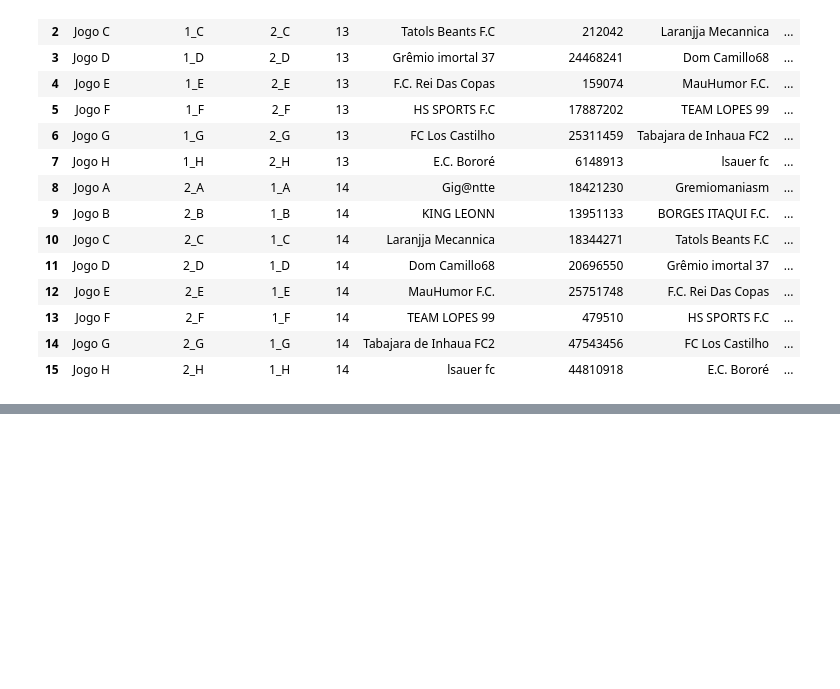
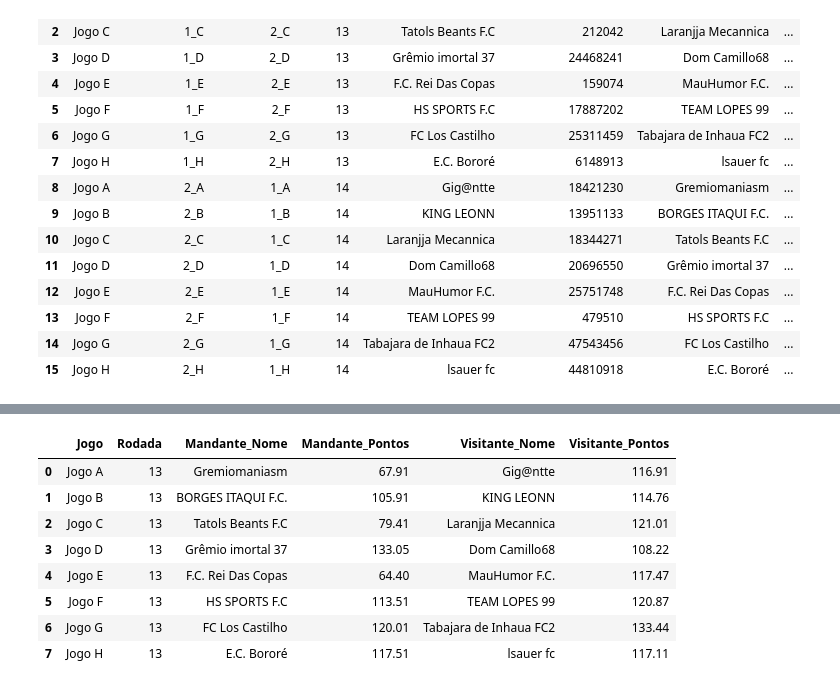
Before and after one commit to FernandoBC23/cartola_fbc, a Jupyter notebook: sulamericana/datasets_sula/busca_dados_sula_oitavas.ipynb, the cells around one changed output, grey strips where cells are left out. Drawn from its saved outputs; the diff is of its cells as text; code cells hidden in the pictures; blank space fills up the shorter version.

```diff
--- a/sulamericana/datasets_sula/busca_dados_sula_oitavas.ipynb
+++ b/sulamericana/datasets_sula/busca_dados_sula_oitavas.ipynb
@@ -445,10 +335,5 @@ dtype: object
 # %%
 ids_times = {v: k for k, v in nomes_por_id.items()}
 
-# df_pontuacoes = gerar_df_pontuacoes(api, ids_times)
-# display(df_pontuacoes.T)
-
-rodadas_desejadas = [1, 12]
-df_pontuacoes = gerar_df_pontuacoes(api, ids_times, rodadas_desejadas)
-
+df_pontuacoes = gerar_df_pontuacoes(api, ids_times)
 display(df_pontuacoes.T)
@@ -457,11 +343,6 @@ display(df_pontuacoes.T)
 # %%
 def classificacao_por_grupo(df_rodadas, df_pontuacoes):
-    """
-    Classificação dos grupos com base nos confrontos e nas pontuações do Cartola.
-    Retorna:
-    - df_resultado: classificação geral
-    - df_resultado_por_grupo: dicionário com classificação separada por grupo
-    """
+
     # ✅ Remover o 'Lider_Rodada' do DataFrame de pontuações
     df_pontuacoes_times = df_pontuacoes.drop(index='Lider_Rodada', errors='ignore')
 
@@ -551,3 +432,13 @@ def classificacao_por_grupo(df_rodadas, df_pontuacoes):
     }
 
     return df_resultado, df_resultado_por_grupo
+# %%
+# Padroniza os nomes no df_rodadas
+df_rodadas["Mandante_Nome"] = df_rodadas["Mandante_Nome"].str.strip()
+df_rodadas["Visitante_Nome"] = df_rodadas["Visitante_Nome"].str.strip()
+
+# Padroniza os índices do df_pontuacoes
+df_pontuacoes.index = df_pontuacoes.index.str.strip()
+
+# Exibe para conferência
+display(df_pontuacoes)
@@ -759,14 +716,23 @@ def exibir_resultados_rodada(df_rodadas, df_pontuacoes, rodada, jogo=None):
     return pd.DataFrame(resultados)
 # %%
 # Exibir resultados da 13ª rodada
-df_resultados_rodada_1 = exibir_resultados_rodada(df_rodadas, df_pontuacoes, rodada=13)
+df_resultados_rodada_13 = exibir_resultados_rodada(df_rodadas, df_pontuacoes, rodada=13)
 
 # Exibir apenas os resultados do Grupo B na 1ª rodada
 df_resultados_jogo_B = exibir_resultados_rodada(df_rodadas, df_pontuacoes, rodada=13, jogo="Jogo B")
 
 # Exibir
-display(df_resultados_rodada_1)
-display(df_resultados_jogo_B)
+display(df_resultados_rodada_13)
+# %% [output]
+|  | Jogo | Rodada | Mandante_Nome | Mandante_Pontos | Visitante_Nome | Visitante_Pontos |
+| 0 | Jogo A | 13 | Gremiomaniasm | 67.91 | Gig@ntte | 116.91 |
+| 1 | Jogo B | 13 | BORGES ITAQUI F.C. | 105.91 | KING LEONN | 114.76 |
+| 2 | Jogo C | 13 | Tatols Beants F.C | 79.41 | Laranjja Mecannica | 121.01 |
+| 3 | Jogo D | 13 | Grêmio imortal 37 | 133.05 | Dom Camillo68 | 108.22 |
+| 4 | Jogo E | 13 | F.C. Rei Das Copas | 64.40 | MauHumor F.C. | 117.47 |
+| 5 | Jogo F | 13 | HS SPORTS F.C | 113.51 | TEAM LOPES 99 | 120.87 |
+| 6 | Jogo G | 13 | FC Los Castilho | 120.01 | Tabajara de Inhaua FC2 | 133.44 |
+| 7 | Jogo H | 13 | E.C. Bororé | 117.51 | lsauer fc | 117.11 |
 # %%
 # Criar arquivo com uma aba para cada rodada contendo os resultados detalhados
 from pathlib import Path
```
Also changed, not shown: parts of 16 cells of this notebook, 22 other files.
